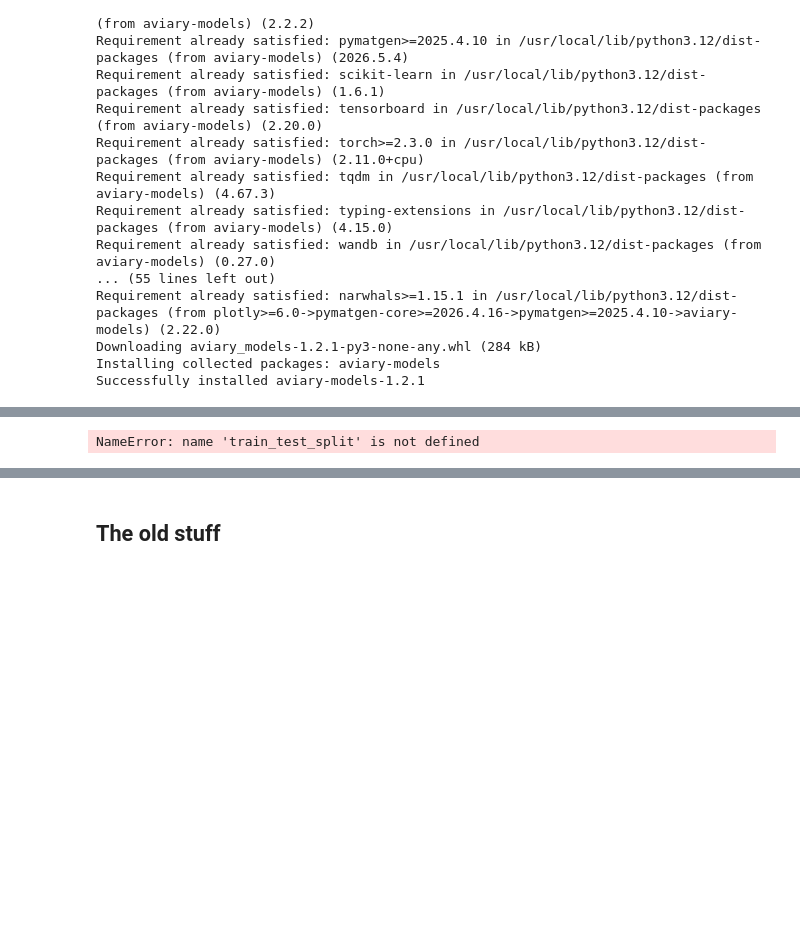
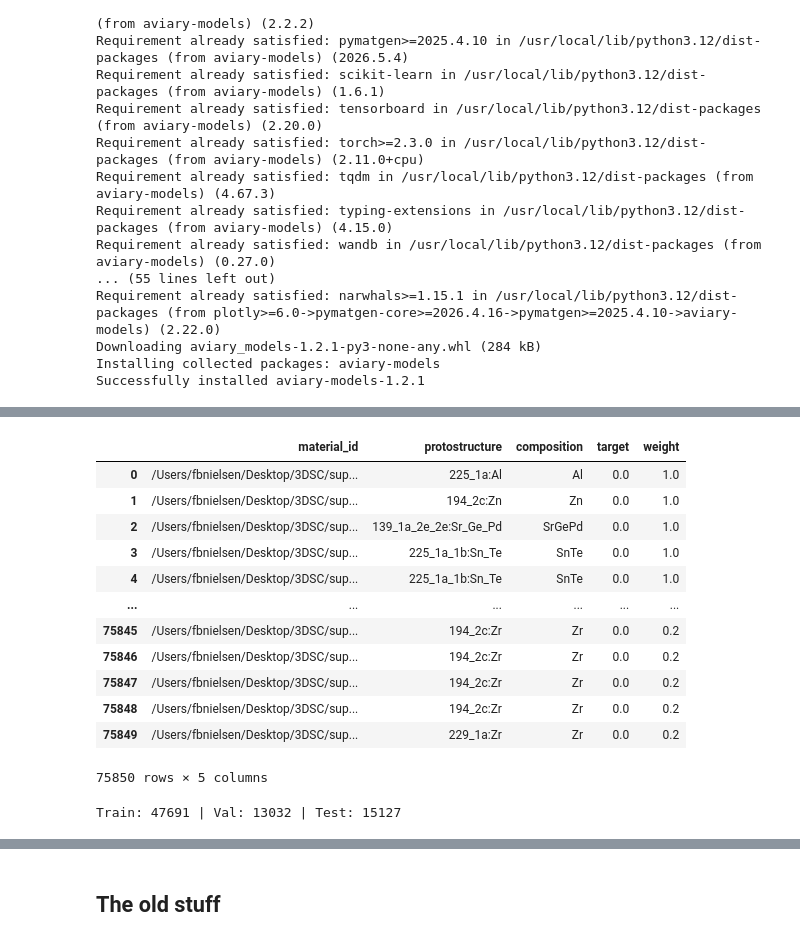
Before and after one commit to SSBNS/ML_Personal_git, a Jupyter notebook: 3DSC_looker_classifier_colab_ICSD_CHGNet.ipynb, the cells around one changed output, grey strips where cells are left out. Cells and saved outputs as stored; diff of their text form; code cells hidden in the pictures; blank space fills up the shorter version.

```diff
--- a/3DSC_looker_classifier_colab_ICSD_CHGNet.ipynb
+++ b/3DSC_looker_classifier_colab_ICSD_CHGNet.ipynb
@@ -146,5 +213,22 @@ Streaming af output blev afkortet til de sidste 5000 linjer.
 # %%
-wren_df = pd.read_csv(path+'/wren_input.csv')
+wren_df = pd.read_csv(path+'/data/wren_input.csv')
+wren_df
+# wren_df = wren_df.rename(columns={'wyckoff': 'protostructure'})
+# wren_df.to_csv(path+'/data/wren_input.csv',index=False)
+# %% [output]
+|  | material_id | protostructure | composition | target | weight |
+| 0 | /Users/fbnielsen/Desktop/3DSC/sup... | 225_1a:Al | Al | 0.0 | 1.0 |
+| 1 | /Users/fbnielsen/Desktop/3DSC/sup... | 194_2c:Zn | Zn | 0.0 | 1.0 |
+| 2 | /Users/fbnielsen/Desktop/3DSC/sup... | 139_1a_2e_2e:Sr_Ge_Pd | SrGePd | 0.0 | 1.0 |
+| 3 | /Users/fbnielsen/Desktop/3DSC/sup... | 225_1a_1b:Sn_Te | SnTe | 0.0 | 1.0 |
+| 4 | /Users/fbnielsen/Desktop/3DSC/sup... | 225_1a_1b:Sn_Te | SnTe | 0.0 | 1.0 |
+| ... | ... | ... | ... | ... | ... |
+| 75845 | /Users/fbnielsen/Desktop/3DSC/sup... | 194_2c:Zr | Zr | 0.0 | 0.2 |
+| 75846 | /Users/fbnielsen/Desktop/3DSC/sup... | 194_2c:Zr | Zr | 0.0 | 0.2 |
+| 75847 | /Users/fbnielsen/Desktop/3DSC/sup... | 194_2c:Zr | Zr | 0.0 | 0.2 |
+| 75848 | /Users/fbnielsen/Desktop/3DSC/sup... | 194_2c:Zr | Zr | 0.0 | 0.2 |
+| 75849 | /Users/fbnielsen/Desktop/3DSC/sup... | 229_1a:Zr | Zr | 0.0 | 0.2 |
+75850 rows × 5 columns
 # %%
 import re
 
@@ -168,4 +252,4 @@ test_df.to_csv('wren_test.csv',   index=False)
 
 print(f"Train: {len(train_df)} | Val: {len(val_df)} | Test: {len(test_df)}")
 # %% [output]
-NameError: name 'train_test_split' is not defined
+Train: 47691 | Val: 13032 | Test: 15127
```
Also changed, not shown: parts of 15 cells of this notebook.
